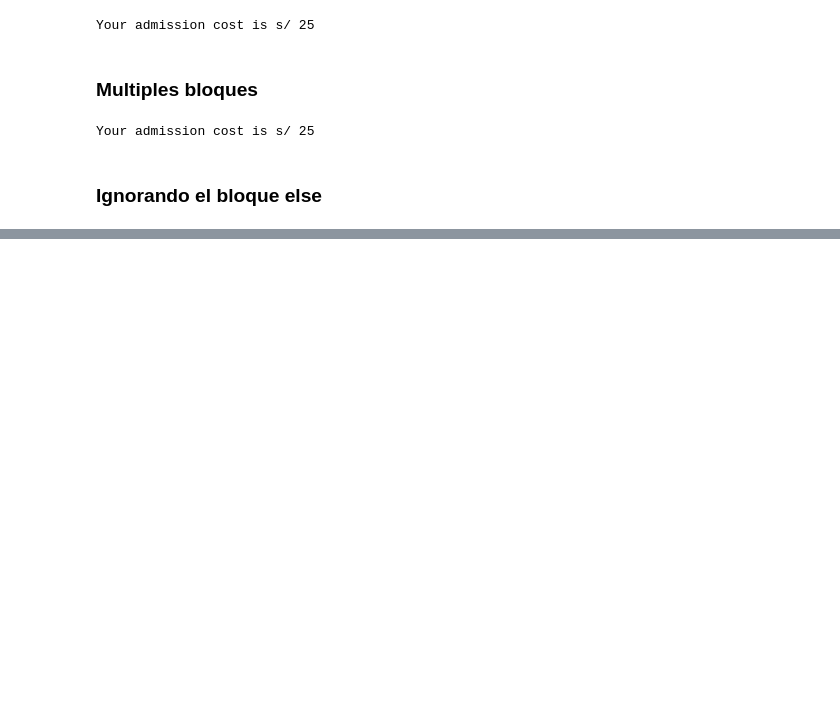
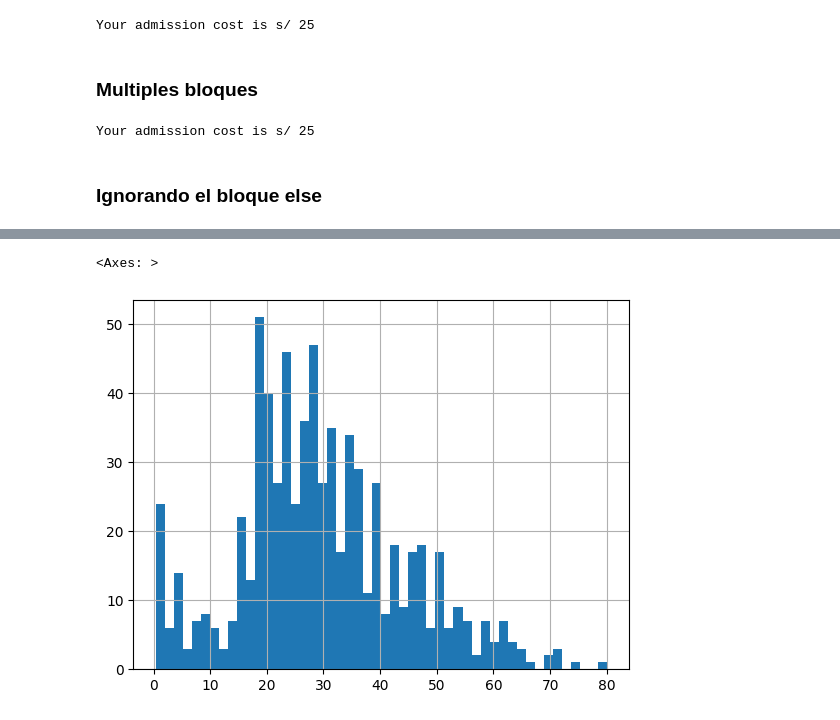
Before and after one commit to Delz1N/Especializacion-ML-DL-e-IA, a Jupyter notebook: ML,_DL_E_IA_DMC.ipynb, the cells around one changed output, grey strips where cells are left out. Drawn from its saved outputs; the diff is of its cells as text; code cells hidden in the pictures; blank space fills up the shorter version.

```diff
--- a/ML,_DL_E_IA_DMC.ipynb
+++ b/ML,_DL_E_IA_DMC.ipynb
@@ -405,0 +892,5 @@ Your admission cost is s/ 25
+# %%
+# chancando el orden del data set
+
+pddf.sort_values('Age', ascending = False, inplace = True)
+pddf # EL DATA SET HA SIDO CHANCADA Y REORDENADA
@@ -405,0 +911,5 @@ Your admission cost is s/ 25
+# %%
+# SORTEANDO DATA
+
+pddf.sort_values(['Sex', 'Age'], inplace = True)
+pddf
@@ -405,0 +948,5 @@ Your admission cost is s/ 25
+# %%
+# chancar la data con el nuevo indice
+
+pddf.reset_index(inplace = True)
+pddf
@@ -405,0 +967,5 @@ Your admission cost is s/ 25
+# %%
+# chancando la data y borrando el indice anterior
+
+pddf.reset_index(drop = True, inplace = True) # primero poner el drop y dsps el inplace
+pddf
@@ -405,0 +1036,7 @@ Your admission cost is s/ 25
+# %%
+# visualizacion de un histograma
+
+pddf.Age.hist(bins = 50) # el grafico sera mas granular
+# %% [output]
+<Axes: >
+[figure, added]
```
Also changed, not shown: parts of 89 cells of this notebook.
